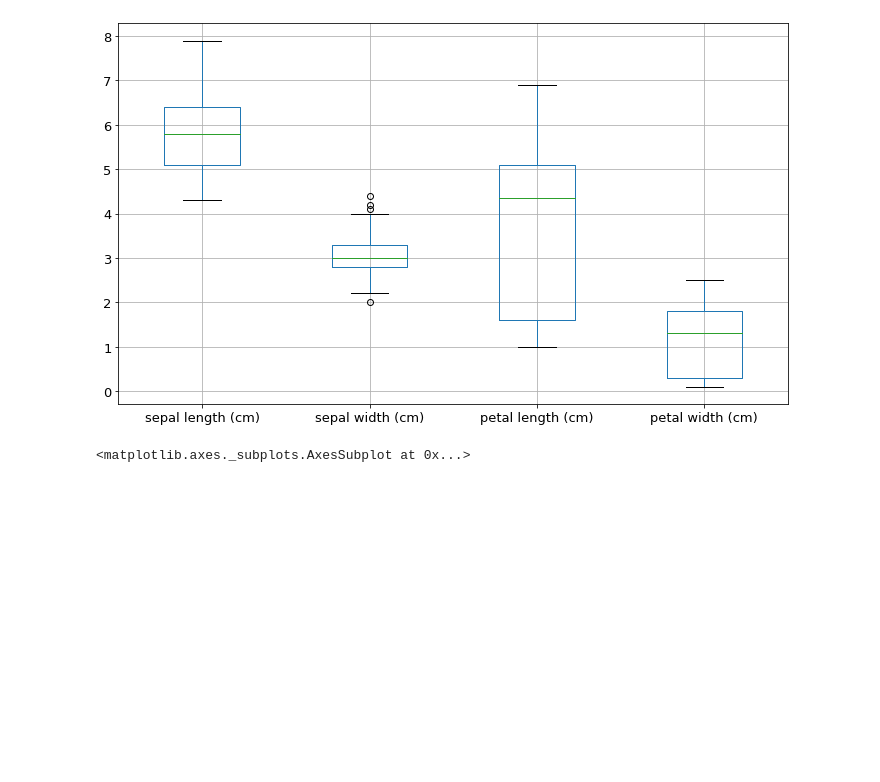
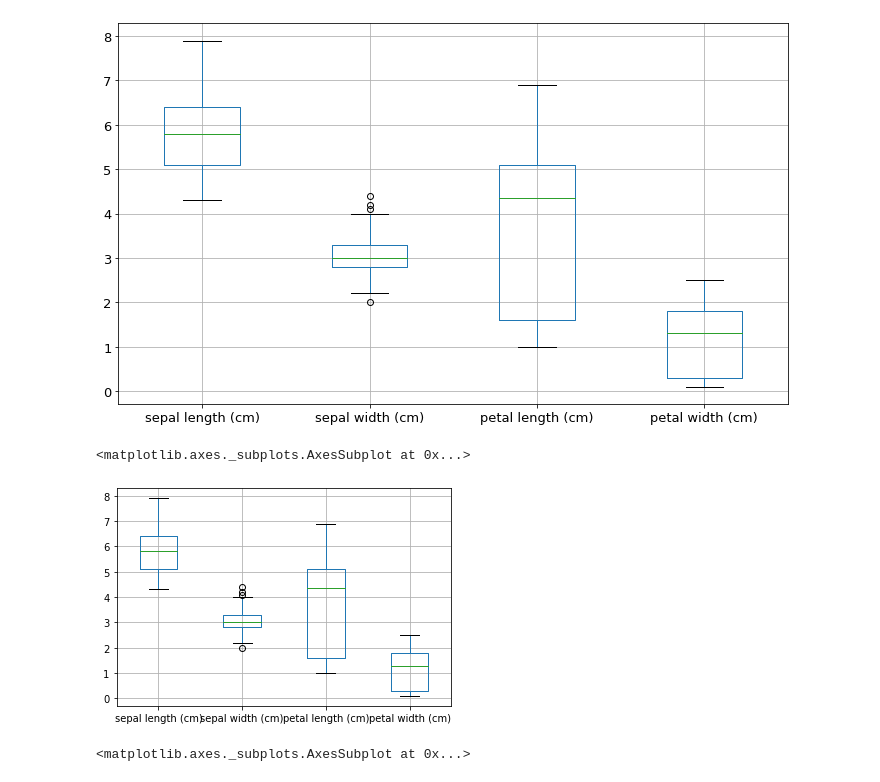
Before and after one commit to Ruairi8/FoDA-assessment, a Jupyter notebook: practicals/Topic4_Outliers.ipynb, the cells around one changed output. Saved outputs shown, nothing was run; the diff lists cells and outputs as text; code cells hidden in the pictures; blank space fills up the shorter version.

```diff
--- a/practicals/Topic4_Outliers.ipynb
+++ b/practicals/Topic4_Outliers.ipynb
@@ -50,6 +100,12 @@ dataframe.boxplot(figsize=(12,7), fontsize=13)
 # %% [output]
 <matplotlib.axes._subplots.AxesSubplot at 0x...>
 [figure]
+# %%
+fix, ax = plt.subplots(1, 1)
+dataframe.boxplot(column=['sepal length (cm)', 'sepal width (cm)', 'petal length (cm)', 'petal width (cm)'],  ax=ax)
+# %% [output]
+<matplotlib.axes._subplots.AxesSubplot at 0x...>
+[figure, added]
 # %%
 dataframe.boxplot(column=['sepal length (cm)'])
 # %% [output]
```
Also changed, not shown: parts of 10 cells of this notebook, 2 other files.
